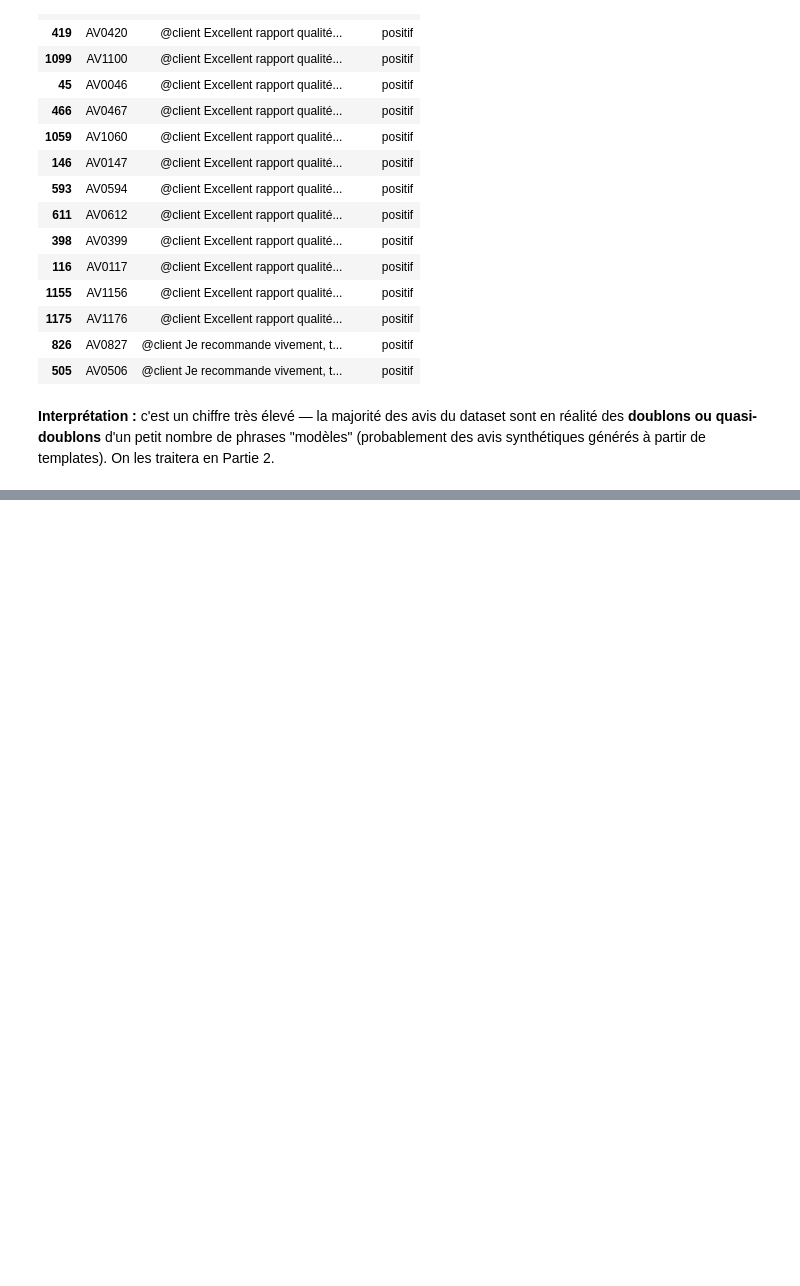
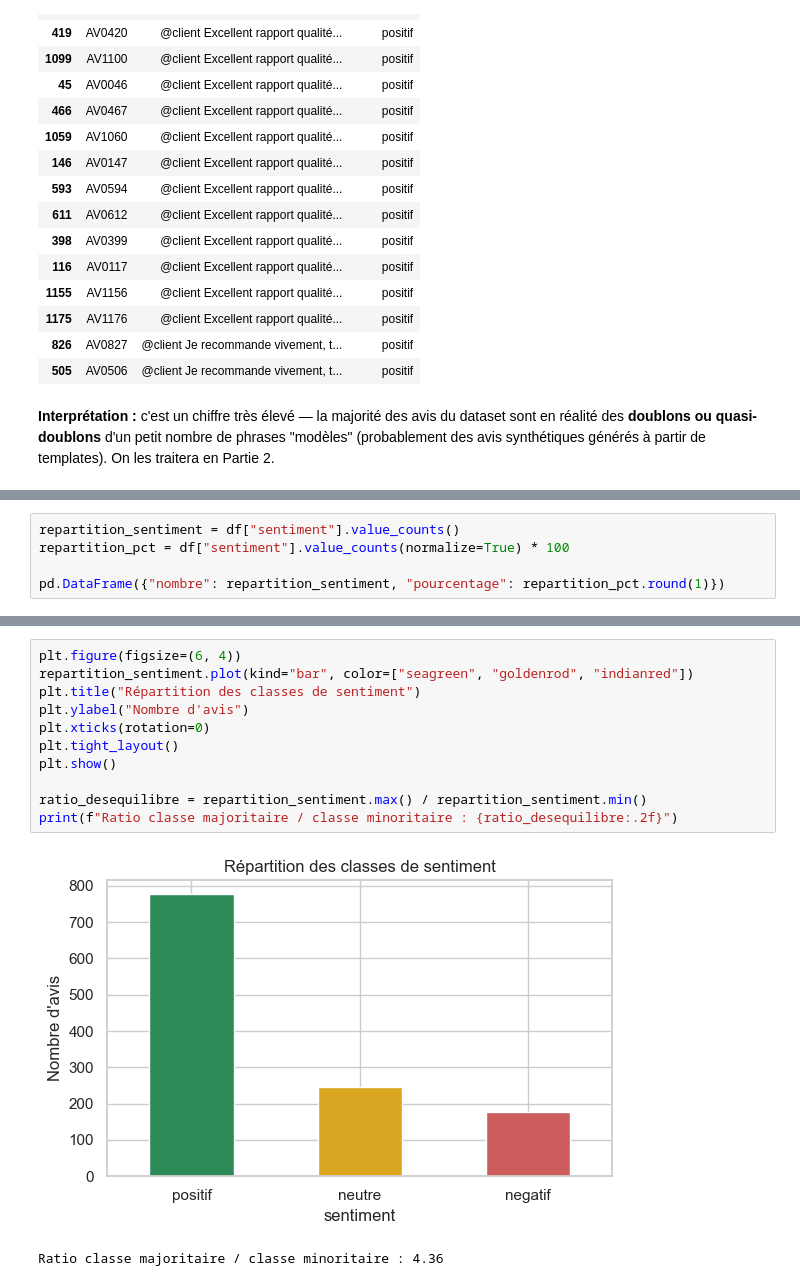
Before and after one commit to Youssoupha-ndiaye/atelier_preparations_donnees_textuelles_ODC_IA, a Jupyter notebook: atelier_prepa_donnees_textuelles/notebooks/atelier_prepa_donnees_textuelles.ipynb, the cells around one changed output, grey strips where cells are left out. Cells and saved outputs as stored; diff of their text form; blank space fills up the shorter version.

Commit message:
Partie 1-11) vérification de l'équilibre des classes et aussi le graphe de la répartition des classes

```diff
--- a/atelier_prepa_donnees_textuelles/notebooks/atelier_prepa_donnees_textuelles.ipynb
+++ b/atelier_prepa_donnees_textuelles/notebooks/atelier_prepa_donnees_textuelles.ipynb
@@ -377,0 +380,5 @@ avis synthétiques générés à partir de templates). On les traitera en Partie
+# %%
+repartition_sentiment = df["sentiment"].value_counts()
+repartition_pct = df["sentiment"].value_counts(normalize=True) * 100
+
+pd.DataFrame({"nombre": repartition_sentiment, "pourcentage": repartition_pct.round(1)})
@@ -377,0 +391,14 @@ avis synthétiques générés à partir de templates). On les traitera en Partie
+# %%
+plt.figure(figsize=(6, 4))
+repartition_sentiment.plot(kind="bar", color=["seagreen", "goldenrod", "indianred"])
+plt.title("Répartition des classes de sentiment")
+plt.ylabel("Nombre d'avis")
+plt.xticks(rotation=0)
+plt.tight_layout()
+plt.show()
+
+ratio_desequilibre = repartition_sentiment.max() / repartition_sentiment.min()
+print(f"Ratio classe majoritaire / classe minoritaire : {ratio_desequilibre:.2f}")
+# %% [output]
+[figure, added]
+Ratio classe majoritaire / classe minoritaire : 4.36
```
Also changed, not shown: parts of 2 cells of this notebook.
